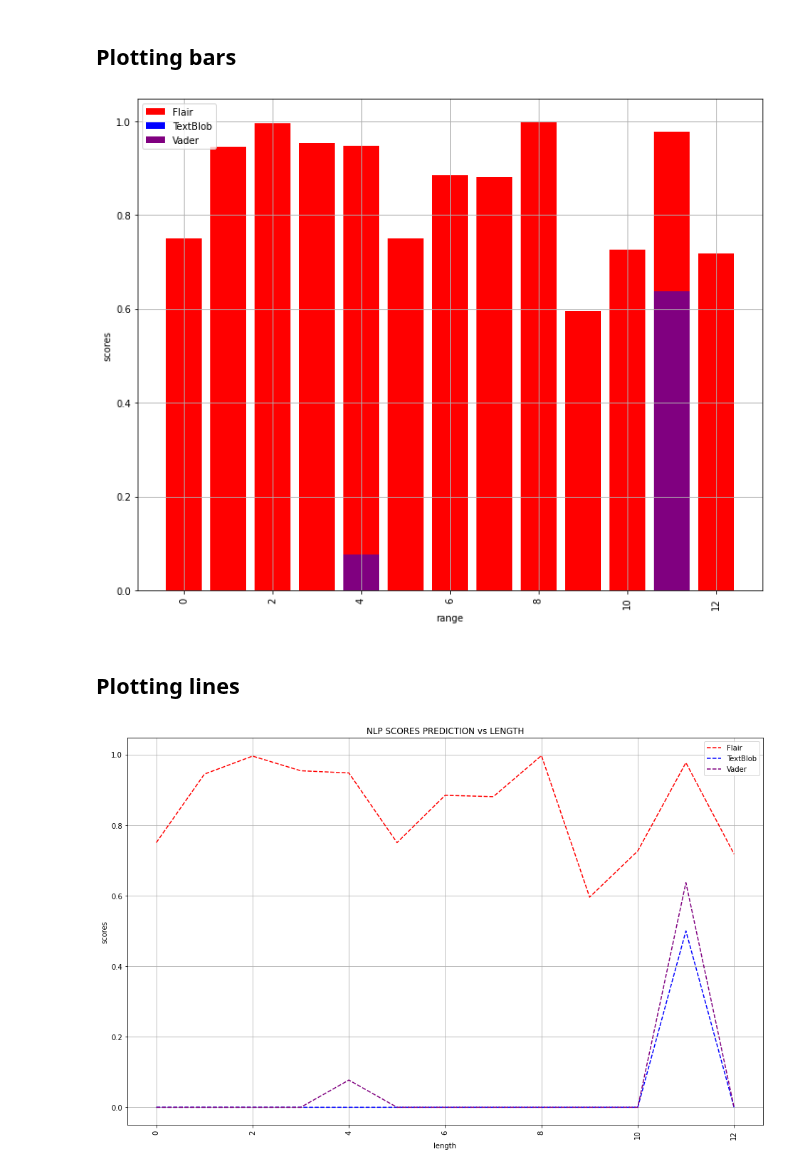
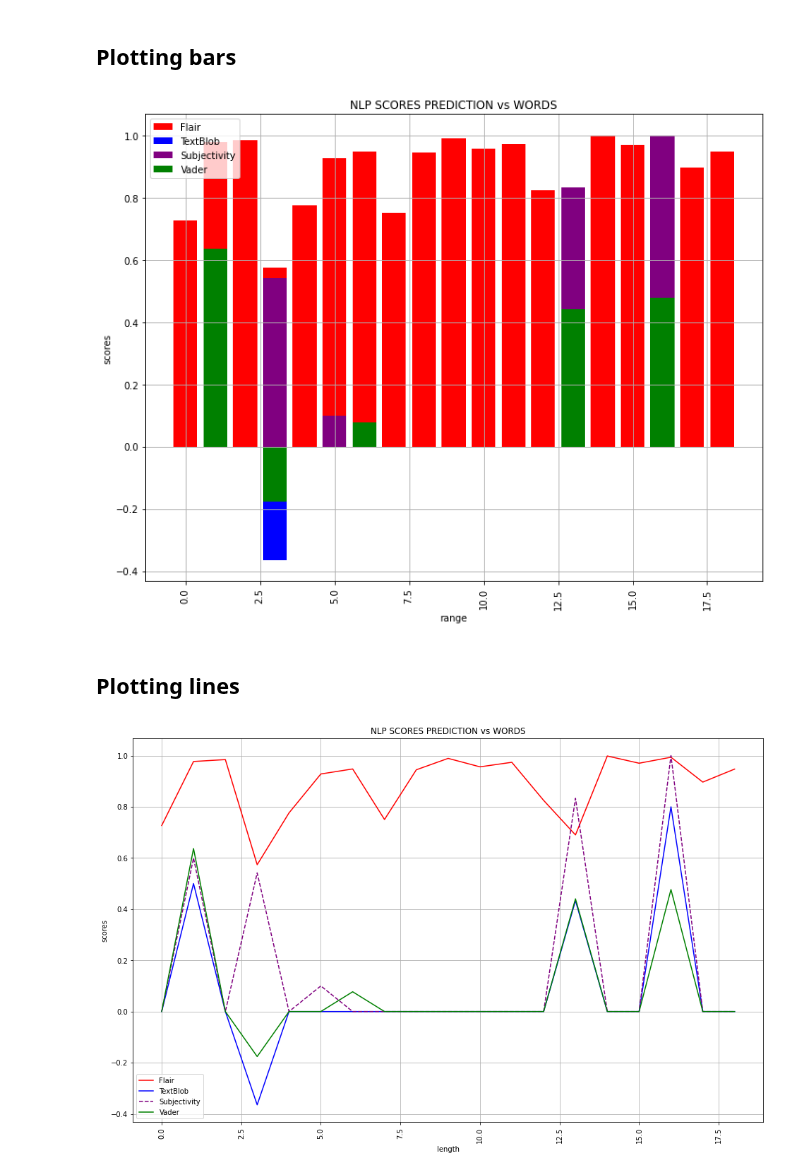
Before and after one commit to aascode/sentiment-analysis-2, a Jupyter notebook: plotting_NLP.ipynb, the cells around one changed output. Cells and saved outputs as stored; diff of their text form; code cells hidden in the pictures.

Commit message:
plotting style improved; new sentence added

```diff
--- a/plotting_NLP.ipynb
+++ b/plotting_NLP.ipynb
@@ -115,9 +115,9 @@ def flair_lstm(text):
 # %% [markdown]
 ### **data (text)**
 # %%
-#data = "I love working hard!"
 #data = "Is a fact the sky is yellow submarine"
-data = "is a fact this sentence is subjective and neutral, but I love it"
+#data = "is a fact this sentence is subjective and neutral, but I love it"
+data = 'I love working hard! The following sentence is a fact: done school examen! easy peasy so proud of myself!!!'
 # %% [markdown]
 ### Sentiment Intentisity Analyzer
 # %%
@@ -214,11 +226,13 @@ y_vader = [(lambda x: SIA.polarity_scores(x)['compound'])(x) for x in data.split
 # %% [markdown]
 ## **Plotting bars**
 # %%
-def plot_bar(p1y, p2y, p3y, x, size):
+def plot_bar(p1y, p2y, p3y, p4y, x, size):
     plt.figure(figsize=size)
     plt.bar(x, p1y, label='Flair', color='red')
     plt.bar(x, p2y, label='TextBlob', color='blue')
-    plt.bar(x, p3y, label='Vader', color='purple')
+    plt.bar(x, p3y, label='Subjectivity', color='purple')
+    plt.bar(x, p4y, label='Vader', color='green')
+    plt.title('NLP SCORES PREDICTION vs WORDS')
     plt.xlabel('range')
     plt.ylabel('scores')
     plt.legend(loc='upper left')
@@ -230,13 +244,14 @@ def plot_bar(p1y, p2y, p3y, x, size):
 # %%
 plot_bar(
     p1y=y_flair,
-    p2y=y_textblob_sentiment, # subjectivity
-    p3y=y_vader,
+    p2y=y_textblob_sentiment,
+    p3y=y_textblob_subjectivity,
+    p4y=y_vader,
     x=x_flair,
     size=(10,  8)
 )
 # %% [output]
-[figure, old version]
+[figure, new version]
 # %% [markdown]
 ## **Plotting lines**
 # %%
@@ -257,10 +273,11 @@ def plot_lines(p1y, p2y, p3y, x, size):
 # %%
 plot_lines(
     p1y=y_flair,
-    p2y=y_textblob_sentiment, # subejctivity
-    p3y=y_vader,
+    p2y=y_textblob_sentiment,
+    p3y=y_textblob_subjectivity,
+    p4y=y_vader,
     x=x_flair,
     size=(16,  10)
 )
 # %% [output]
-[figure, old version]
+[figure, new version]
```
Also changed, not shown: parts of 12 cells of this notebook.
